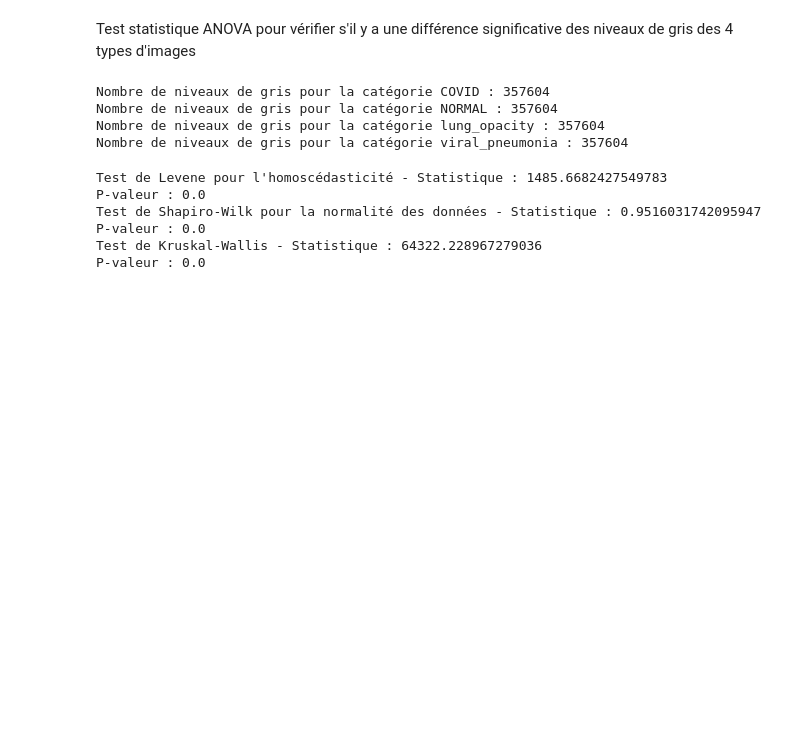
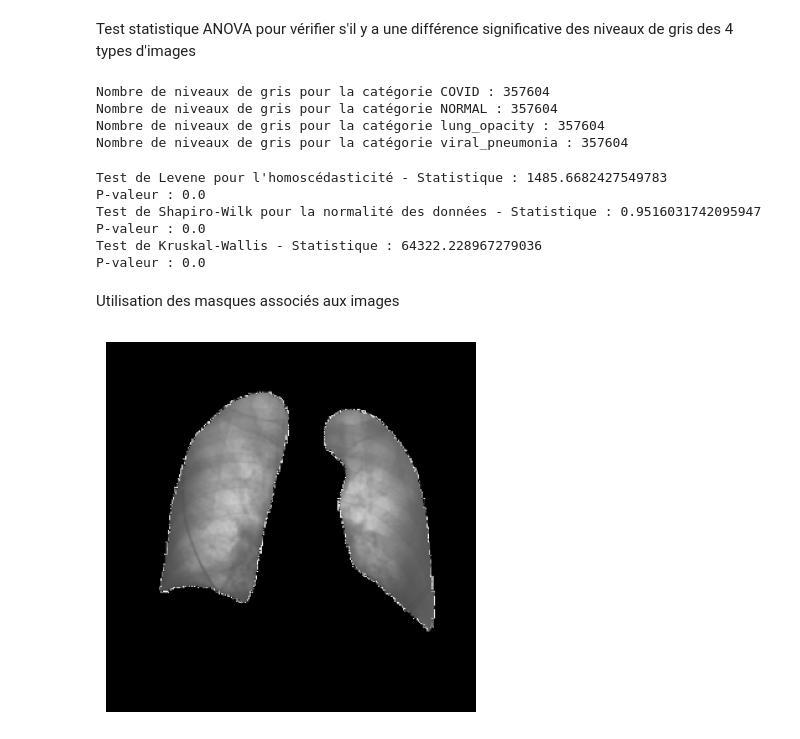
Before and after one commit to ropakolai/Projet_Datascientest, a Jupyter notebook: Exploration_DataViz/Exploration_DataViz.ipynb, the cells around one changed output. Cells and saved outputs as stored; diff of their text form; code cells hidden in the pictures; blank space fills up the shorter version.

Commit message:
Update Masques + images

```diff
--- a/Exploration_DataViz/Exploration_DataViz.ipynb
+++ b/Exploration_DataViz/Exploration_DataViz.ipynb
@@ -452,3 +452,32 @@ Test de Shapiro-Wilk pour la normalité des données - Statistique : 0.951603174
 P-valeur : 0.0
 Test de Kruskal-Wallis - Statistique : 64322.228967279036
 P-valeur : 0.0
+# %% [markdown]
+Utilisation des masques associés aux images
+# %%
+
+
+# Charger l'image radiographique et le masque
+
+image = Image.open('/Users/Mac/Desktop/DataScientest/Projet_Datascientest/Exploration_DataViz/COVID/COVID-1.png')
+mask = Image.open('/Users/Mac/Desktop/DataScientest/Projet_Datascientest/Exploration_DataViz/COVID-1.png')
+
+#Redimensionner le masque à la même taille que l'image
+mask = mask.resize(image.size, resample=Image.Resampling.BILINEAR)
+
+# Convertir les images en tableaux numpy
+image_np = np.array(image)
+mask_np = np.array(mask)
+
+#Le masque a trois canaux alors que l'image en a 2, du coup on leur donne le même nombre de canaux
+image_np = np.stack((image_np,) * 3, axis=-1)
+
+# Appliquer le masque sur l'image
+segmented_image_np = image_np * mask_np
+
+#Afficher l'image
+plt.imshow(segmented_image_np.astype('uint8'))
+plt.axis('off')
+plt.show()
+# %% [output]
+[figure, added]
```
Also changed, not shown: parts of 9 cells of this notebook, 18 other files.
